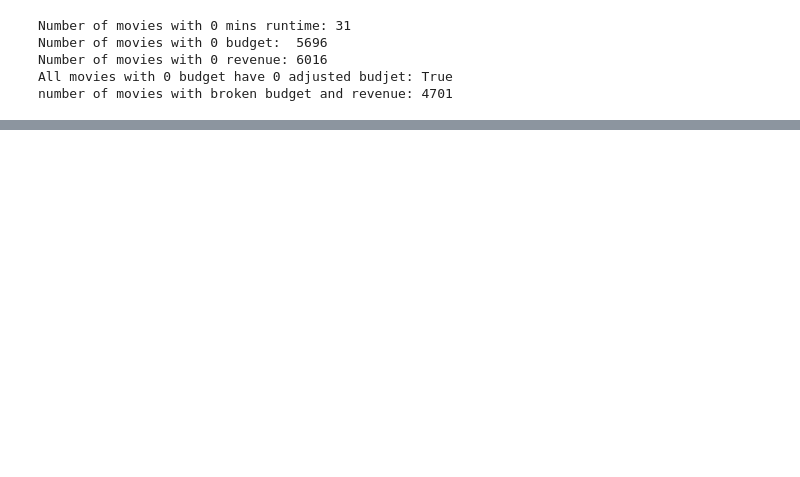
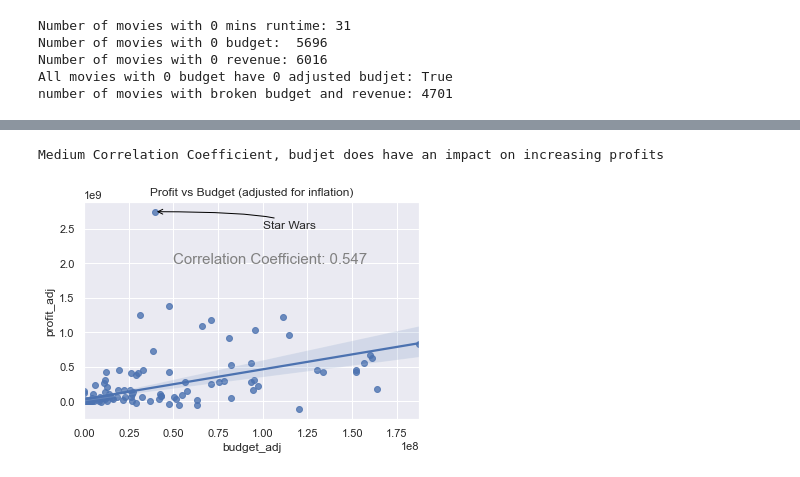
Before and after one commit to Shirnia/CodingChallenge, a Jupyter notebook: Raytheon.ipynb, the cells around one changed output, grey strips where cells are left out. Saved outputs shown, nothing was run; the diff lists cells and outputs as text; code cells hidden in the pictures; blank space fills up the shorter version.

```diff
--- a/Raytheon.ipynb
+++ b/Raytheon.ipynb
@@ -221,0 +214,21 @@ max     810.00000      4.300000   2015.000000  1.016400e+08  1.926311e+08
+# %%
+# Challenge 3cont.
+# plot profit vs budget with line of best fit
+ax = sns.regplot(x = top250['budget_adj'], y = top250['profit_adj'])
+ax.set_title("Profit vs Budget (adjusted for inflation)")
+
+# Add labels to the plot
+style = dict(size=15, color='gray')
+# find corrilation between profit and budget, then display on axis
+corr_coef = round(top250['budget_adj'].corr(top250['profit_adj']),3)
+ax.text(0.5e8,2.0e9,f"Correlation Coefficient: {corr_coef}",**style)
+# find and annotate the most profitable movie
+top250.sort_values(by=['profit_adj'],inplace=True,ascending=False)
+top1 = top250.head(1)
+ax.annotate(f"{top1['original_title'].values[0]}",xy=(top1['budget_adj'],top1['profit_adj']),xytext=(1e8,2.5e9),
+        arrowprops=dict(arrowstyle="->",color='black',
+        connectionstyle="angle3,angleA=-90,angleB=0"))
+print(f"Medium Correlation Coefficient, budjet does have an impact on increasing profits")
+# %% [output]
+Medium Correlation Coefficient, budjet does have an impact on increasing profits
+[figure, added]
```
Also changed, not shown: parts of 16 cells of this notebook.
